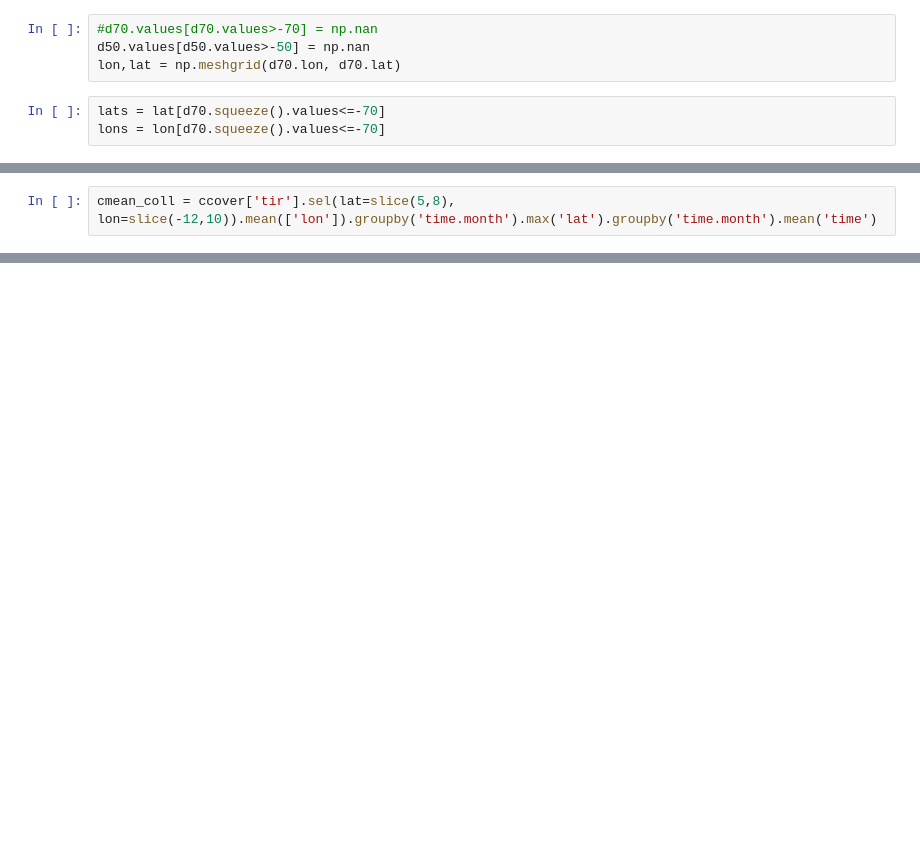
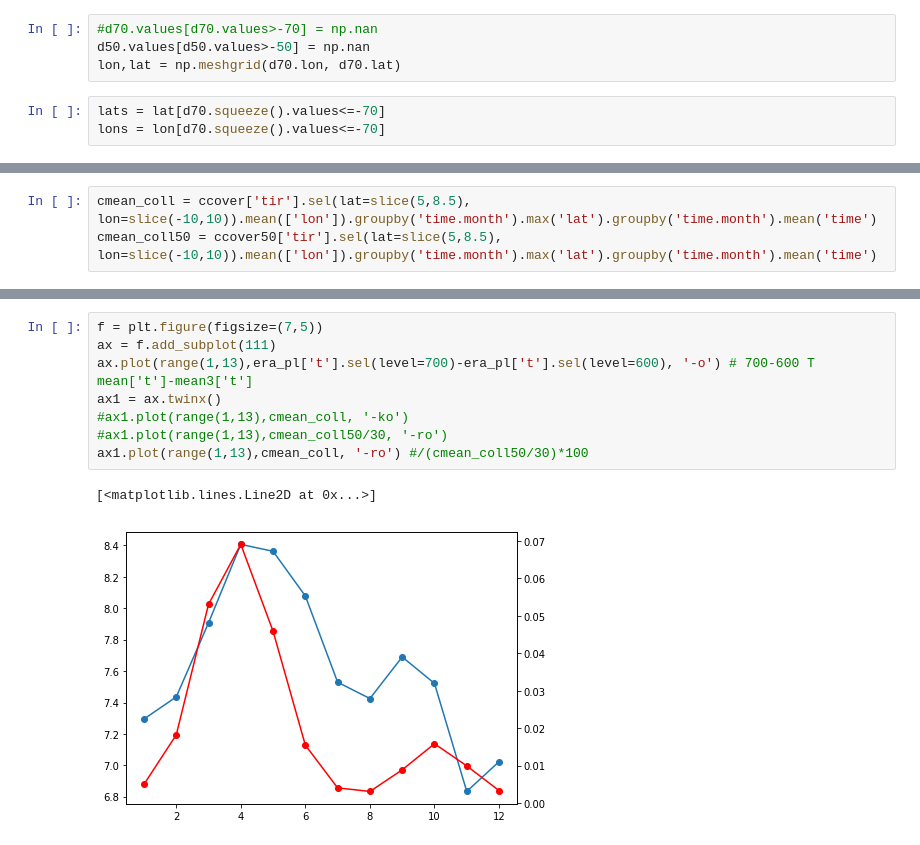
Before and after one commit to cornkle/proj_CEH, a Jupyter notebook: notebooks/CLOVER_FIG0_map.ipynb, the cells around one changed output, grey strips where cells are left out. Saved outputs shown, nothing was run; the diff lists cells and outputs as text; blank space fills up the shorter version.

```diff
--- a/notebooks/CLOVER_FIG0_map.ipynb
+++ b/notebooks/CLOVER_FIG0_map.ipynb
@@ -129,2 +144,3 @@ mean3 = test3.mean(['longitude']).groupby('time.month').max('latitude').groupby(
 # %%
-cmean_coll = ccover['tir'].sel(lat=slice(5,8), lon=slice(-12,10)).mean(['lon']).groupby('time.month').max('lat').groupby('time.month').mean('time')
+cmean_coll = ccover['tir'].sel(lat=slice(5,8.5), lon=slice(-10,10)).mean(['lon']).groupby('time.month').max('lat').groupby('time.month').mean('time')
+cmean_coll50 = ccover50['tir'].sel(lat=slice(5,8.5), lon=slice(-10,10)).mean(['lon']).groupby('time.month').max('lat').groupby('time.month').mean('time')
@@ -130,0 +183,11 @@ cmean_coll = ccover['tir'].sel(lat=slice(5,8), lon=slice(-12,10)).mean(['lon']).
+# %%
+f = plt.figure(figsize=(7,5))
+ax = f.add_subplot(111)
+ax.plot(range(1,13),era_pl['t'].sel(level=700)-era_pl['t'].sel(level=600), '-o') # 700-600 T mean['t']-mean3['t']
+ax1 = ax.twinx()
+#ax1.plot(range(1,13),cmean_coll, '-ko')
+#ax1.plot(range(1,13),cmean_coll50/30, '-ro')
+ax1.plot(range(1,13),cmean_coll, '-ro') #/(cmean_coll50/30)*100
+# %% [output]
+[<matplotlib.lines.Line2D at 0x...>]
+[figure, added]
```
Also changed, not shown: parts of 14 cells of this notebook, 7 other files.
